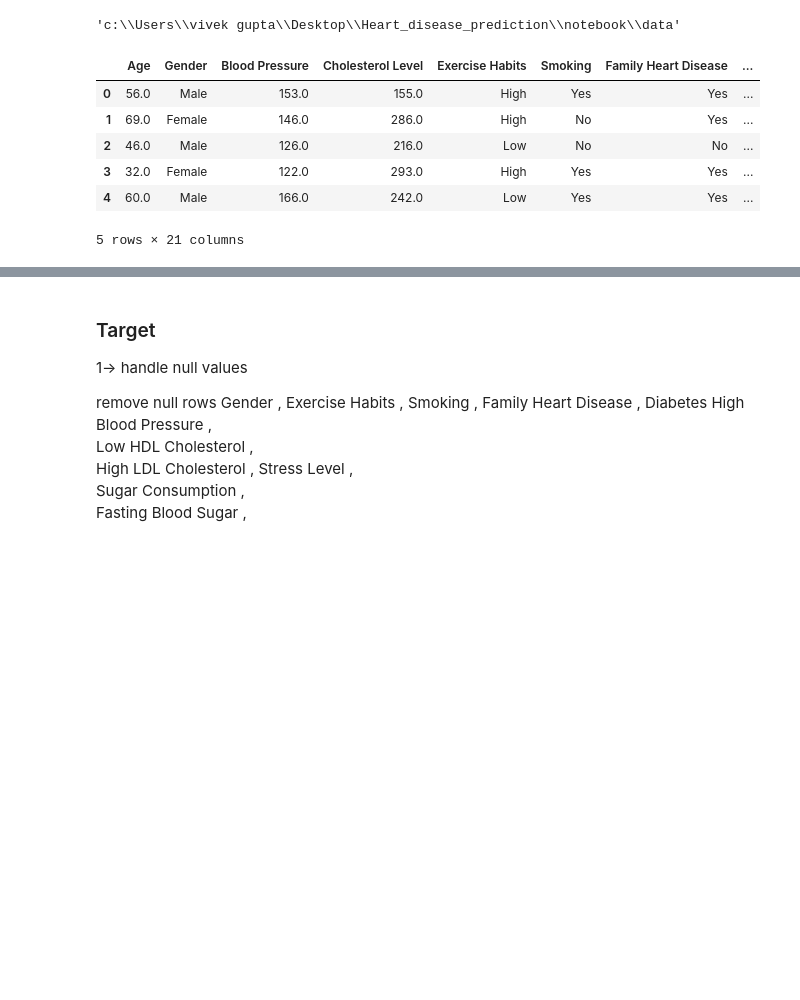
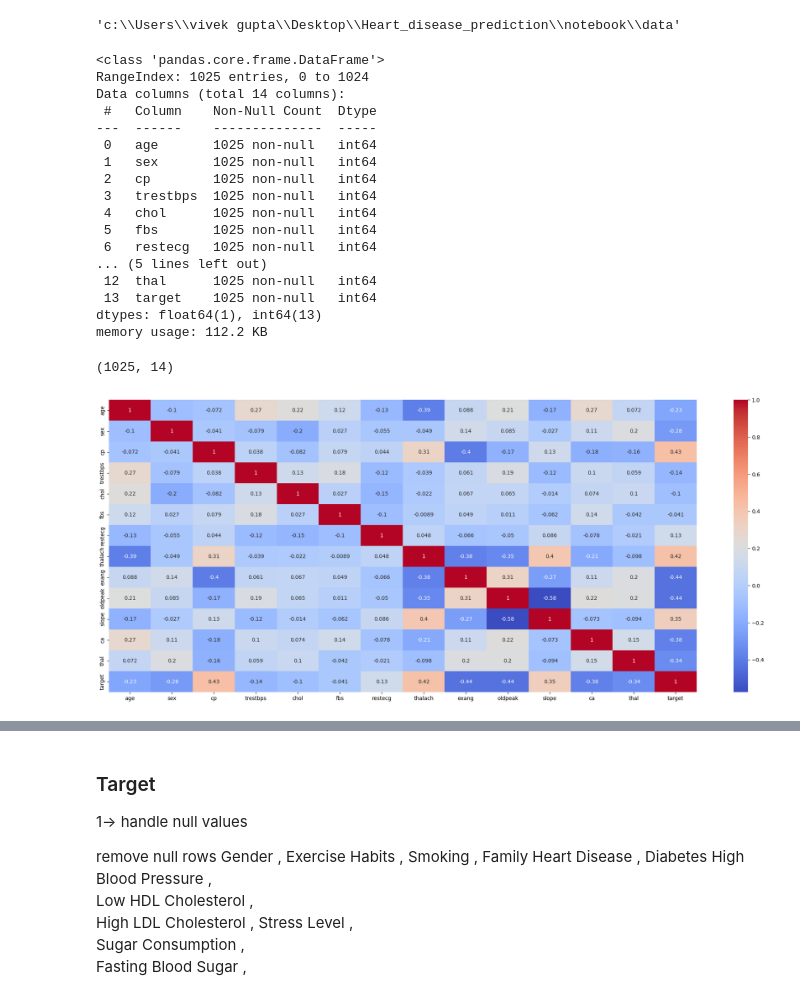
Before and after one commit to vivek34561/End-to-End-Heart-Disease-Prediction, a Jupyter notebook: notebook/data/EDA_heart_disease.ipynb, the cells around one changed output, grey strips where cells are left out. Cells and saved outputs as stored; diff of their text form; code cells hidden in the pictures; blank space fills up the shorter version.

```diff
--- a/notebook/data/EDA_heart_disease.ipynb
+++ b/notebook/data/EDA_heart_disease.ipynb
@@ -11,13 +9,29 @@ df = pd.read_csv('heart_disease.csv')
+# %%
+df = pd.read_csv(r'C:\Users\vivek gupta\Desktop\Heart_disease_prediction\notebook\data\heart.csv')
 # %%
 import pandas as pd
 import numpy as np
 # %%
-df.head()
+df.info()
 # %% [output]
-|  | Age | Gender | Blood Pressure | Cholesterol Level | Exercise Habits | Smoking | Family Heart Disease | ... |
-| 0 | 56.0 | Male | 153.0 | 155.0 | High | Yes | Yes | ... |
-| 1 | 69.0 | Female | 146.0 | 286.0 | High | No | Yes | ... |
-| 2 | 46.0 | Male | 126.0 | 216.0 | Low | No | No | ... |
-| 3 | 32.0 | Female | 122.0 | 293.0 | High | Yes | Yes | ... |
-| 4 | 60.0 | Male | 166.0 | 242.0 | Low | Yes | Yes | ... |
-5 rows × 21 columns
+<class 'pandas.core.frame.DataFrame'>
+RangeIndex: 1025 entries, 0 to 1024
+Data columns (total 14 columns):
+ #   Column    Non-Null Count  Dtype
+---  ------    --------------  -----
+ 0   age       1025 non-null   int64
+ 1   sex       1025 non-null   int64
+ 2   cp        1025 non-null   int64
+ 3   trestbps  1025 non-null   int64
+ 4   chol      1025 non-null   int64
+ 5   fbs       1025 non-null   int64
+ 6   restecg   1025 non-null   int64
+... (5 lines left out)
+ 12  thal      1025 non-null   int64
+ 13  target    1025 non-null   int64
+dtypes: float64(1), int64(13)
+memory usage: 112.2 KB
+# %%
+df.shape
+# %% [output]
+(1025, 14)
@@ -23,0 +41,6 @@ df.head()
+# %%
+plt.figure(figsize=(25, 10))
+sns.heatmap(df.corr(), annot=True, cmap='coolwarm')
+plt.show()
+# %% [output]
+[figure, added]
```
Also changed, not shown: parts of 48 cells of this notebook, 29 other files.
